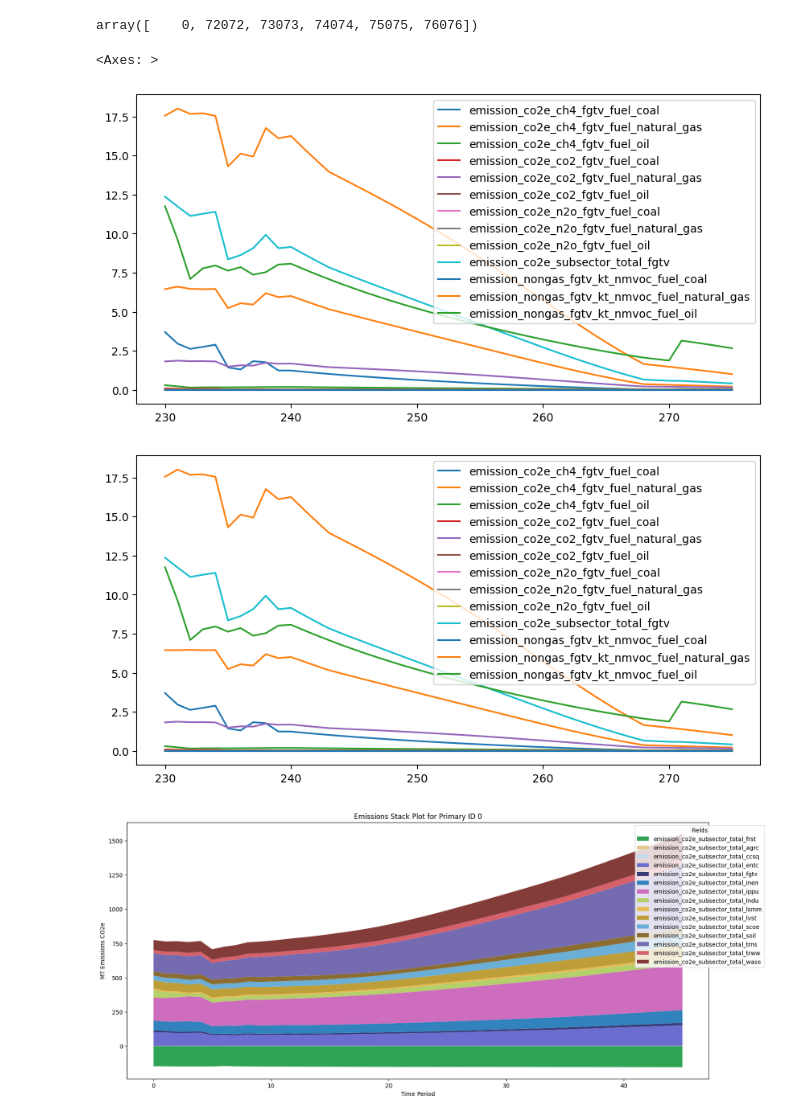
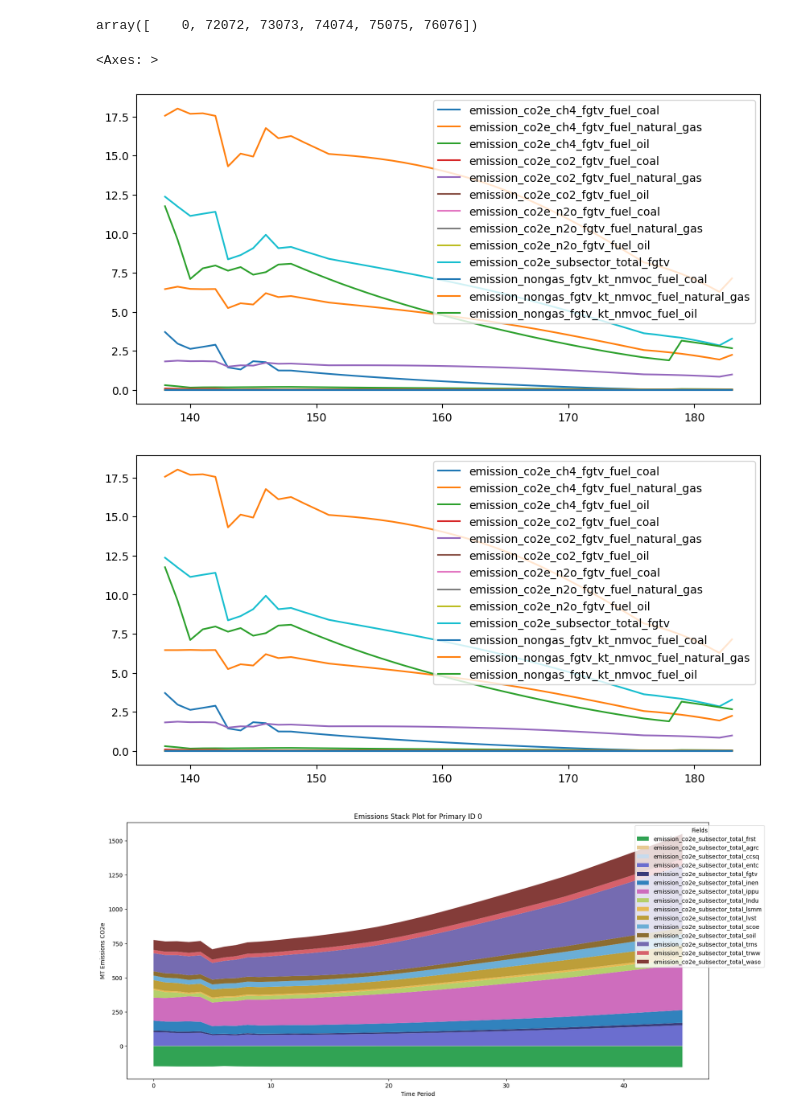
Before and after one commit to sisepuede-framework/ssp_mexico, a Jupyter notebook: ssp_modeling/notebooks/mexico_manager_strategy_pemex_plan.ipynb, the cells around one changed output. Saved outputs shown, nothing was run; the diff lists cells and outputs as text; code cells hidden in the pictures.

```diff
--- a/ssp_modeling/notebooks/mexico_manager_strategy_pemex_plan.ipynb
+++ b/ssp_modeling/notebooks/mexico_manager_strategy_pemex_plan.ipynb
@@ -1369,7 +1369,7 @@ primary_ids_to_plot
 array([    0, 72072, 73073, 74074, 75075, 76076])
 # %%
 ## Fix FGTV when having super large spikes (Only use when there are spikes)
-primary_id_to_fix = 76076
+primary_id_to_fix = 74074
 df_out[df_out.primary_id==primary_id_to_fix][[col for col in df_out.columns if 'fgtv' in col]].plot(figsize=(10,5))
 
 def hampel_clean(
@@ -1429,35 +1429,35 @@ def hampel_clean(
 
     return cleaned, mask
 
 # --- Example on your Series s ---
 # s_clean, spike_mask = hampel_clean(s, window=7, n_sigmas=5.0, strategy="prev")
 
 # select the subset
 subset = df_out[df_out.primary_id == primary_id_to_fix].copy()
 
 # get only the relevant columns
 cols = [c for c in df_out.columns if 'fgtv' in c]
 
 # make a copy to store cleaned results
 cleaned_subset = subset.copy()
 spike_masks = {}
 
 # apply Hampel cleaning to each relevant column
 for c in cols:
     cleaned_subset[c], spike_masks[c] = hampel_clean(
         subset[c],
         window=7,
         n_sigmas=5.0,
         strategy="prev"  # or "median"/"linear"
     )
 
 # if you want to merge back into df_out:
 df_out.loc[df_out.primary_id == primary_id_to_fix, cols] = cleaned_subset[cols]
 df_out[df_out.primary_id==primary_id_to_fix][[col for col in df_out.columns if 'fgtv' in col]].plot(figsize=(10,5))
 # %% [output]
 <Axes: >
-[figure, old version]
+[figure, new version]
-[figure, old version]
+[figure, new version]
 # %%
 # Plot the emissions stack for the primary_id 0 (which is the baseline)
 for primary_id in primary_ids_to_plot:
```
Also changed, not shown: parts of 13 cells of this notebook, 26 other files.
